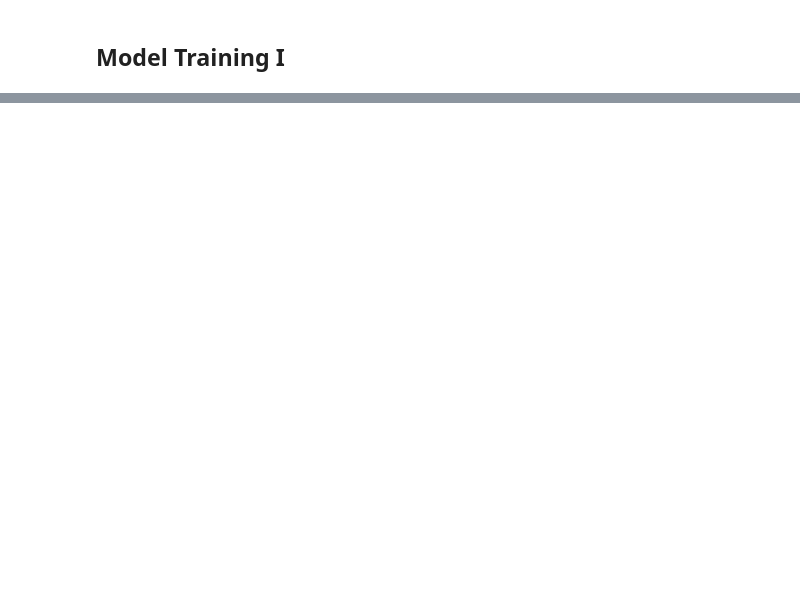
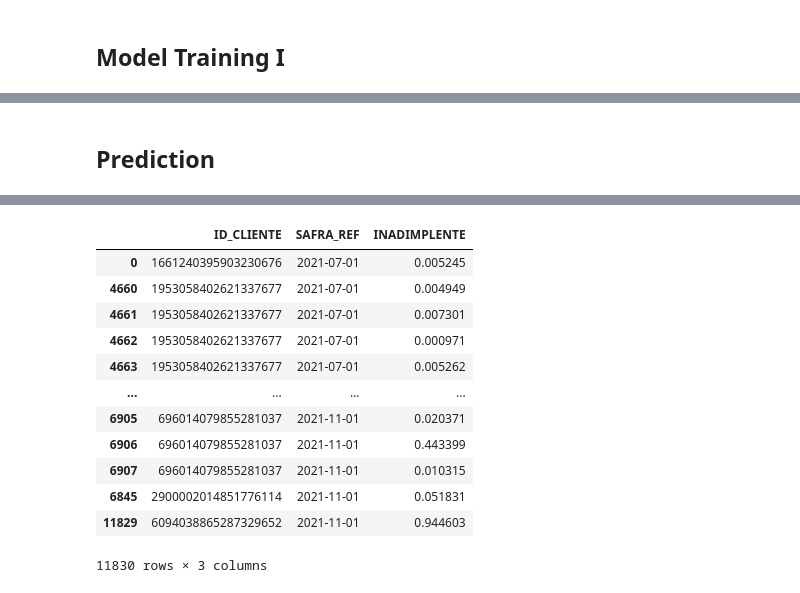
Before and after one commit to victorfmartins/datarisk, a Jupyter notebook: correct_pagamentos_entries.ipynb, the cells around one changed output, grey strips where cells are left out. Cells and saved outputs as stored; diff of their text form; code cells hidden in the pictures; blank space fills up the shorter version.

```diff
--- a/correct_pagamentos_entries.ipynb
+++ b/correct_pagamentos_entries.ipynb
@@ -493,10 +605,5 @@ params_list = []
 # %%
-from keras.layers import Input, Dense, Dropout
-from keras.models import Model
-from tensorflow.keras.optimizers import Adam
-from keras.layers import BatchNormalization
-from keras.metrics import AUC, Precision, Recall, BinaryAccuracy
-from tensorflow.keras.losses import BinaryFocalCrossentropy
+
 
 def create_layers(input_layer, units, activation='relu', dropout_rate=0.1):
     x_dense = Dense(units, activation=activation)(input_layer)
@@ -528,16 +635,14 @@ input_dim = X_train.shape[1]
 # use bayes optimization to find the best combination of lr, wd, class_weight, and loss function
 params = {
     'units': 90,
-    'lr': 0.0025,
-    'wd': 0.001,
+    'lr': 0.002,
+    'wd': 0.0003,
     'lf': 'binary_crossentropy',
-    'cw': {0:1, 1:6}
+    'cw': {0:1, 1:4}
 }
 
 model = fraud_detection_model(input_dim=input_dim, units=params['units'], learning_rate=params['lr'], weight_decay=params['wd'], loss_function=params['lf'])
-history = model.fit(X_train, y_train, epochs=40, batch_size=512, validation_split=0.2, class_weight=params['cw'])
-
-# model.evaluate(X_eval, y_eval)
+history = model.fit(X_train, y, epochs=40, batch_size=512, validation_split=0.2, class_weight=params['cw'])
 
 y_pred = model.predict(X_eval)
 # %% [output]
@@ -627,0 +686,33 @@ plt.show()
+# %% [markdown]
+## Prediction
+# %%
+
+## Junção dos dados e feature engineering
+
+# statisticaly significant data is lost in the followin merges
+base_info_join = base_info_date.merge(encoded_data_df, on='id_cliente', how='inner')
+base_join_test = base_info_join.merge(base_pagamentos_teste_date, on=['id_cliente', 'safra_ref'], how='inner')
+base_join_test_date_ordered = base_join_test.sort_values(by=['safra_ref'])
+
+base_join_date_test = encode_dates_given_ref(base_join_test_date_ordered, ['data_emissao_documento', 'data_vencimento'], MIN_DATE)
+
+# feature engineering
+base_join_date_test['renda_por_funcionario'] = base_join_date_test['renda_mes_anterior'] / base_join_date_test['no_funcionarios'].apply(lambda x: x if x > 0 else 1)
+base_join_date_test['valor_a_pagar_por_renda'] = base_join_date_test['valor_a_pagar'] / base_join_date_test['renda_mes_anterior']
+base_join_date_test['duracao_emprestimo'] = base_join_date_test['data_vencimento_since_min'] - base_join_date_test['data_emissao_documento_since_min']
+
+X_test = base_join_date_test.drop(['id_cliente', 'safra_ref'], axis=1)
+
+# scale the data
+X_test = scaler.transform(X_test)
+
+y_pred = model.predict(X_test)
+
+y_pred = pd.DataFrame(y_pred)
+y_pred.columns = ['INADIMPLENTE']
+data_and_pred = pd.concat([base_join_date_test, y_pred], axis=1)
+
+final = data_and_pred[['id_cliente', 'safra_ref', 'INADIMPLENTE']]
+final.columns = final.columns.str.upper()
+final
+# %% [output]
@@ -627,0 +720,13 @@ plt.show()
+|  | ID_CLIENTE | SAFRA_REF | INADIMPLENTE |
+| 0 | 1661240395903230676 | 2021-07-01 | 0.005245 |
+| 4660 | 1953058402621337677 | 2021-07-01 | 0.004949 |
+| 4661 | 1953058402621337677 | 2021-07-01 | 0.007301 |
+| 4662 | 1953058402621337677 | 2021-07-01 | 0.000971 |
+| 4663 | 1953058402621337677 | 2021-07-01 | 0.005262 |
+| ... | ... | ... | ... |
+| 6905 | 696014079855281037 | 2021-11-01 | 0.020371 |
+| 6906 | 696014079855281037 | 2021-11-01 | 0.443399 |
+| 6907 | 696014079855281037 | 2021-11-01 | 0.010315 |
+| 6845 | 2900002014851776114 | 2021-11-01 | 0.051831 |
+| 11829 | 6094038865287329652 | 2021-11-01 | 0.944603 |
+11830 rows × 3 columns
```
Also changed, not shown: parts of 30 cells of this notebook, 3 other files.
